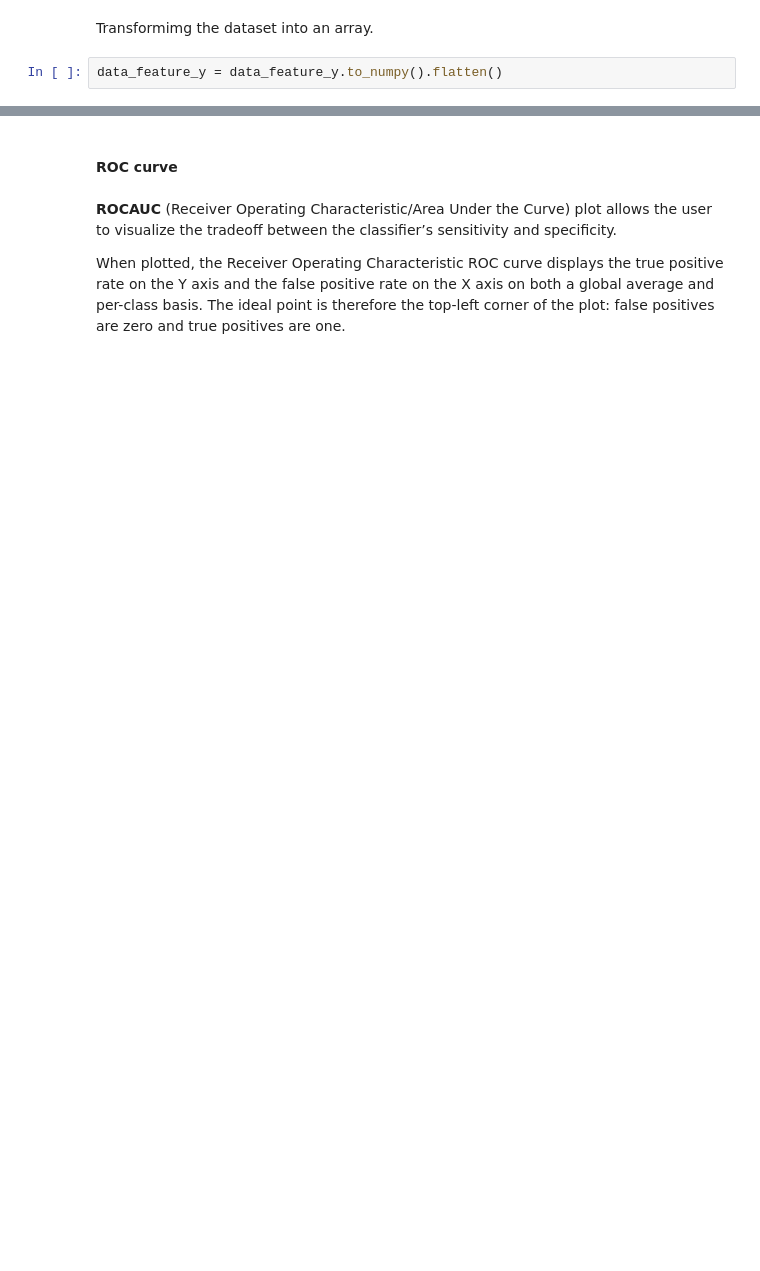
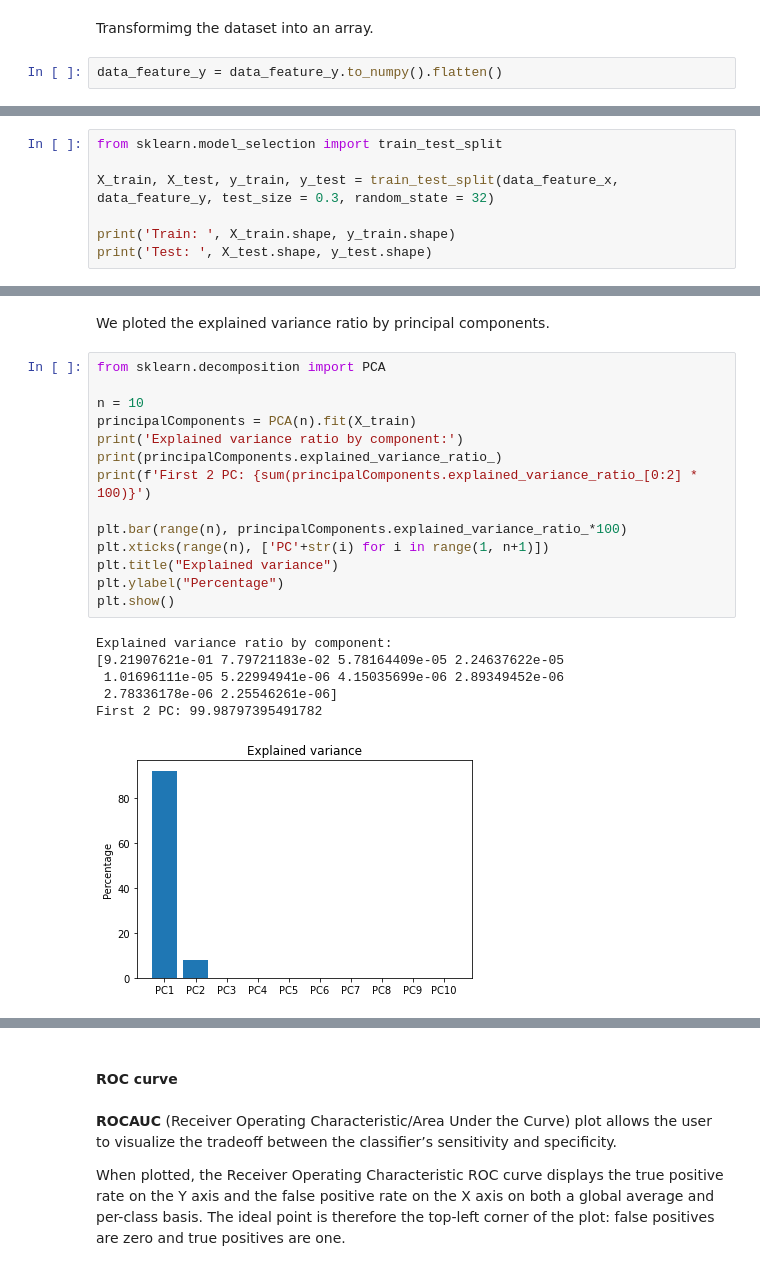
Before and after one commit to Catarina777/Enzymes-classification, a Jupyter notebook: scripts/machine_learning.ipynb, the cells around one changed output, grey strips where cells are left out. Drawn from its saved outputs; the diff is of its cells as text; blank space fills up the shorter version.

```diff
--- a/scripts/machine_learning.ipynb
+++ b/scripts/machine_learning.ipynb
@@ -53,0 +29,7 @@ For these models we used 9382 inputs for training and 4022 inputs for the testin
+# %%
+from sklearn.model_selection import train_test_split
+
+X_train, X_test, y_train, y_test = train_test_split(data_feature_x, data_feature_y, test_size = 0.3, random_state = 32)
+
+print('Train: ', X_train.shape, y_train.shape)
+print('Test: ', X_test.shape, y_test.shape)
@@ -53,0 +68,23 @@ For these models we used 9382 inputs for training and 4022 inputs for the testin
+# %% [markdown]
+We ploted the explained variance ratio by principal components.
+# %%
+from sklearn.decomposition import PCA
+
+n = 10
+principalComponents = PCA(n).fit(X_train)
+print('Explained variance ratio by component:')
+print(principalComponents.explained_variance_ratio_)
+print(f'First 2 PC: {sum(principalComponents.explained_variance_ratio_[0:2] * 100)}')
+
+plt.bar(range(n), principalComponents.explained_variance_ratio_*100)
+plt.xticks(range(n), ['PC'+str(i) for i in range(1, n+1)])
+plt.title("Explained variance")
+plt.ylabel("Percentage")
+plt.show()
+# %% [output]
+Explained variance ratio by component:
+[9.21907621e-01 7.79721183e-02 5.78164409e-05 2.24637622e-05
+ 1.01696111e-05 5.22994941e-06 4.15035699e-06 2.89349452e-06
+ 2.78336178e-06 2.25546261e-06]
+First 2 PC: 99.98797395491782
+[figure, added]
```
Also changed, not shown: parts of 127 cells of this notebook.
